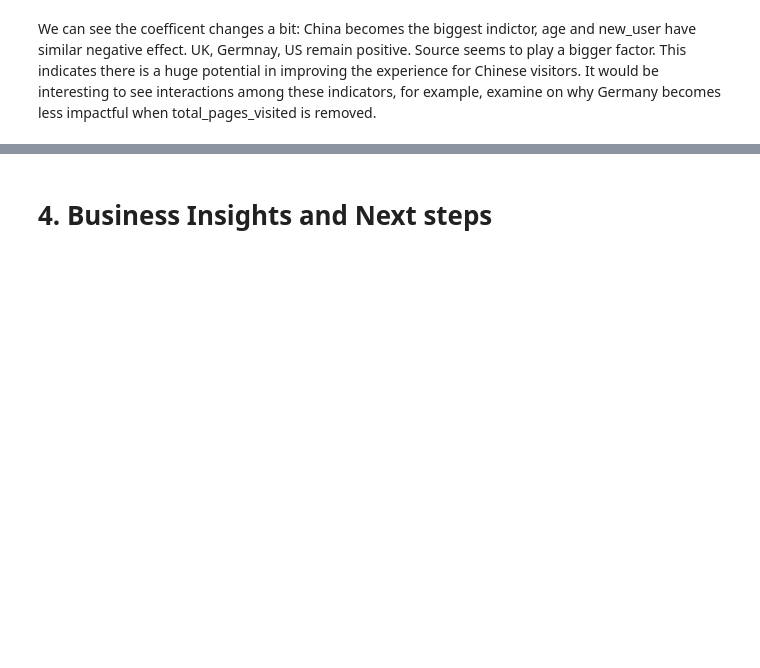
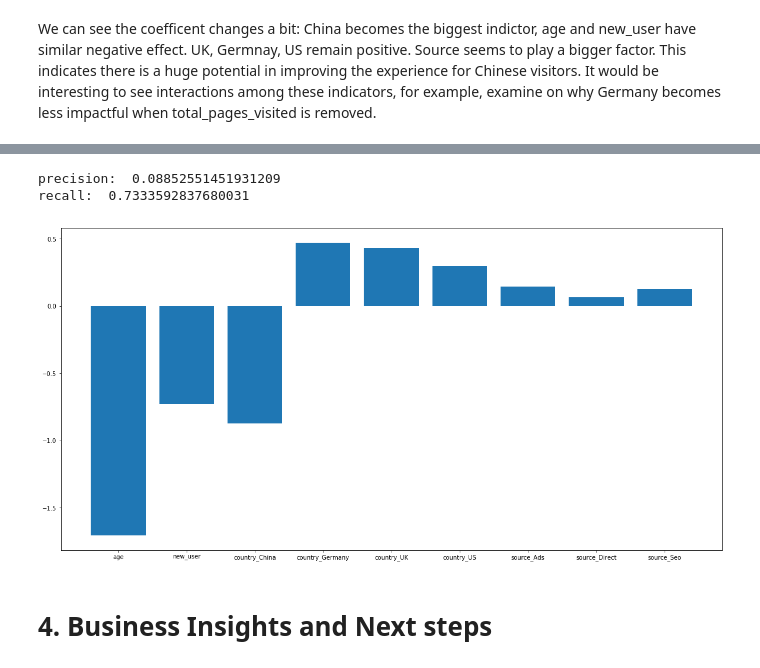
Before and after one commit to teijag/data_challenges, a Jupyter notebook: conversion_rate/predict_conversion_rate.ipynb, the cells around one changed output, grey strips where cells are left out. Drawn from its saved outputs; the diff is of its cells as text; code cells hidden in the pictures; blank space fills up the shorter version.

```diff
--- a/conversion_rate/predict_conversion_rate.ipynb
+++ b/conversion_rate/predict_conversion_rate.ipynb
@@ -225,3 +257,18 @@ It would be interesting to see interactions among these indicators, for example,
+# %%
+svc = LinearSVC(class_weight = 'balanced')
+svc.fit(X_train_new, y_train)
+y_pred = svc.predict(X_test_new)
+print ("precision: ", precision_score(y_test,y_pred))
+print ("recall: ", recall_score(y_test,y_pred))
+
+coef = svc.coef_[0]
+plt.figure(figsize=(20,10))
+plt.bar(X.columns.drop('total_pages_visited'),coef)
+plt.show()
+# %% [output]
+precision:  0.08852551451931209
+recall:  0.7333592837680031
+[figure, added]
 # %% [markdown]
 # 4. Business Insights and Next steps
 # %% [markdown]
```
Also changed, not shown: parts of 5 cells of this notebook.
